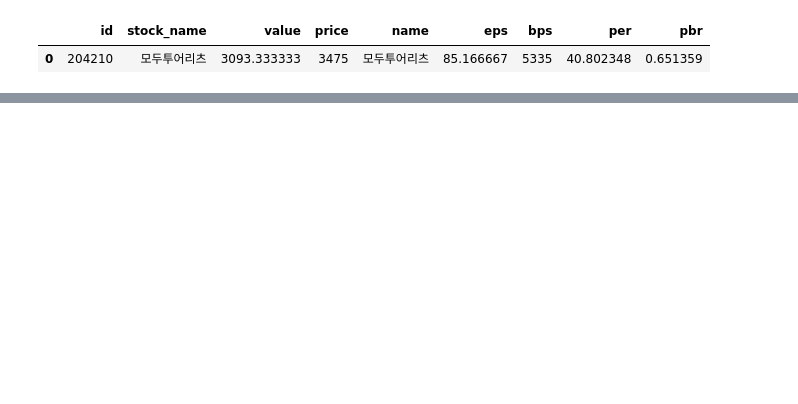
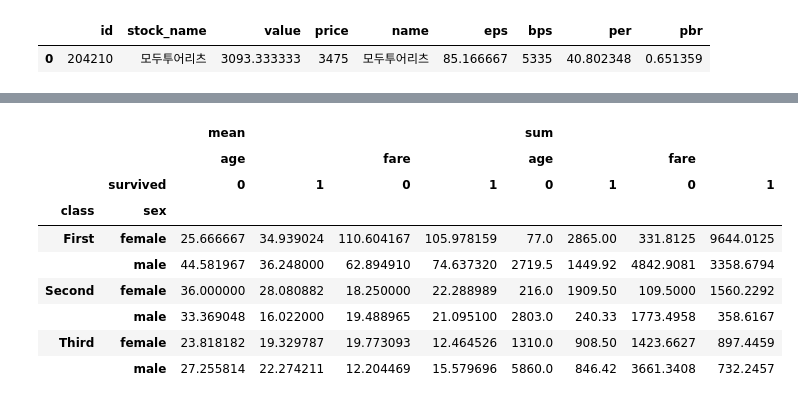
Before and after one commit to Mu-jun/python_ML_lib, a Jupyter notebook: part6-dataframe_utilization.ipynb, the cells around one changed output, grey strips where cells are left out. Cells and saved outputs as stored; diff of their text form; code cells hidden in the pictures; blank space fills up the shorter version.

```diff
--- a/part6-dataframe_applications.ipynb
+++ b/part6-dataframe_utilization.ipynb
@@ -584,0 +602,15 @@ pd.merge(df1[df1.price < 50000], df2)
+# %%
+# 그룹 연산
+# 1. 그룹 만들기
+# 2. 그룹별 함수 적용
+# 3. 그룹 결합
+
+titanic = sns.load_dataset('titanic')
+
+# 그룹 만들기 : df.groupby(기준이 되는 컬럼명) : 여러개면 리스트로
+grouped = titanic.groupby('class')
+for key,group in grouped: # key, group
+    print('key :', key)
+    print('group의 승객 수 :',len(group),type(group))
+    print(group.head(3))
+    print()
@@ -584,0 +635,10 @@ pd.merge(df1[df1.price < 50000], df2)
+# %%
+# ['survived','age','sex','class','fare'] : 컬럼만 분리
+df = titanic.loc[:,['age','sex','class','fare','survived']]
+grouped = df.groupby('class')
+
+for key, group in grouped:
+    print('key :',key)
+    print('group수 :',len(group))
+    print(group.head())
+    print()
@@ -584,0 +967,21 @@ pd.merge(df1[df1.price < 50000], df2)
+# %%
+# values : 'age', 'fare',
+# aggfunc : 'mean','sum'
+pdf2 = pd.pivot_table(df,
+                     index=['class','sex'],
+                      columns='survived',
+                      values=['age','fare'],
+                      aggfunc=['mean','sum']
+                     )
+pdf2
+# %% [output]
+|  |  | mean |  |  |  | sum |  |  |  |
+|  |  | age |  | fare |  | age |  | fare |  |
+|  | survived | 0 | 1 | 0 | 1 | 0 | 1 | 0 | 1 |
+| class | sex |  |  |  |  |  |  |  |  |
+| First | female | 25.666667 | 34.939024 | 110.604167 | 105.978159 | 77.0 | 2865.00 | 331.8125 | 9644.0125 |
+|  | male | 44.581967 | 36.248000 | 62.894910 | 74.637320 | 2719.5 | 1449.92 | 4842.9081 | 3358.6794 |
+| Second | female | 36.000000 | 28.080882 | 18.250000 | 22.288989 | 216.0 | 1909.50 | 109.5000 | 1560.2292 |
+|  | male | 33.369048 | 16.022000 | 19.488965 | 21.095100 | 2803.0 | 240.33 | 1773.4958 | 358.6167 |
+| Third | female | 23.818182 | 19.329787 | 19.773093 | 12.464526 | 1310.0 | 908.50 | 1423.6627 | 897.4459 |
+|  | male | 27.255814 | 22.274211 | 12.204469 | 15.579696 | 5860.0 | 846.42 | 3661.3408 | 732.2457 |
```
Also changed, not shown: parts of 22 cells of this notebook.
